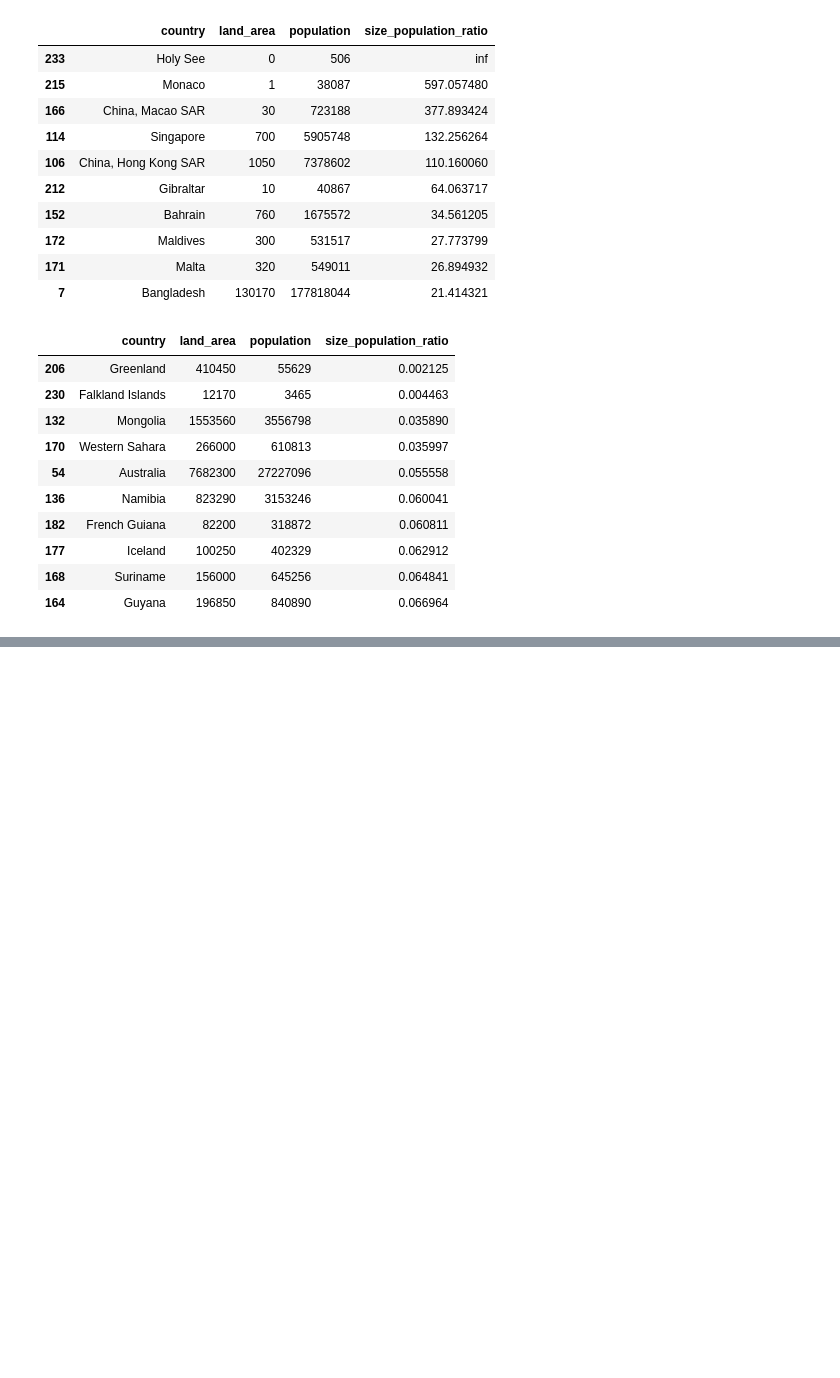
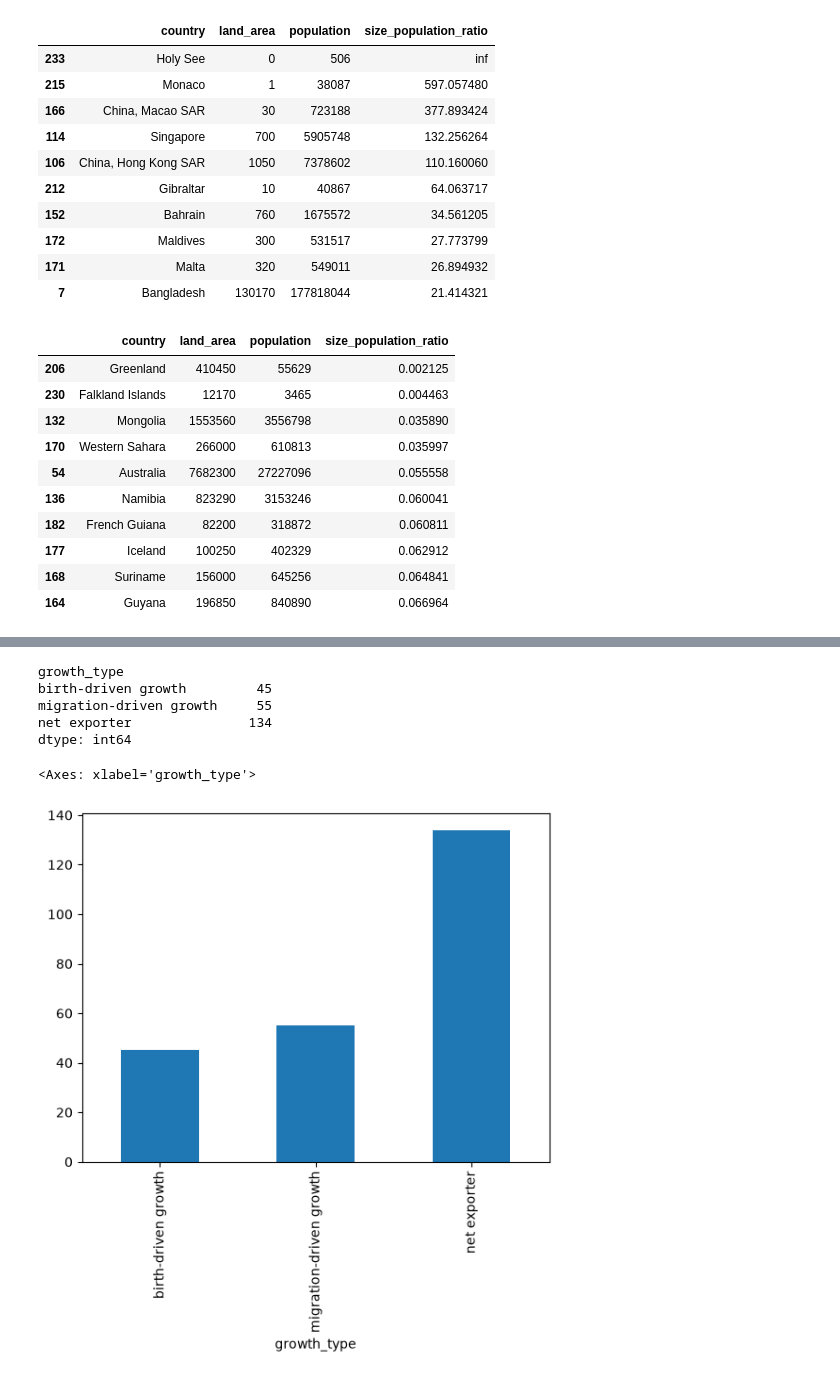
Before and after one commit to KristijanJakimov/population_analysis_project, a Jupyter notebook: analysis.ipynb, the cells around one changed output, grey strips where cells are left out. Cells and saved outputs as stored; diff of their text form; code cells hidden in the pictures; blank space fills up the shorter version.

```diff
--- a/analysis.ipynb
+++ b/analysis.ipynb
@@ -313,0 +436,12 @@ data.sort_values("size_population_ratio")[["country", "land_area", "population",
+# %%
+def classify_growth(net_change, migrants):
+    if migrants < 0:
+        return "net exporter"
+    natural_increase = net_change - migrants
+    if migrants > natural_increase:
+        return "migration-driven growth"
+    else:
+        return "birth-driven growth"
+
+data["growth_type"] = [classify_growth(nc, mg) for nc, mg in zip(data["net_change"], data["migrants"])]
+data[["country", "net_change", "migrants", "growth_type"]].head()
@@ -313,0 +455,13 @@ data.sort_values("size_population_ratio")[["country", "land_area", "population",
+# %%
+data.groupby("growth_type").size()
+# %% [output]
+growth_type
+birth-driven growth         45
+migration-driven growth     55
+net exporter               134
+dtype: int64
+# %%
+data.groupby("growth_type").size().plot.bar()
+# %% [output]
+<Axes: xlabel='growth_type'>
+[figure, added]
```
Also changed, not shown: parts of 17 cells of this notebook, 5 other files.
